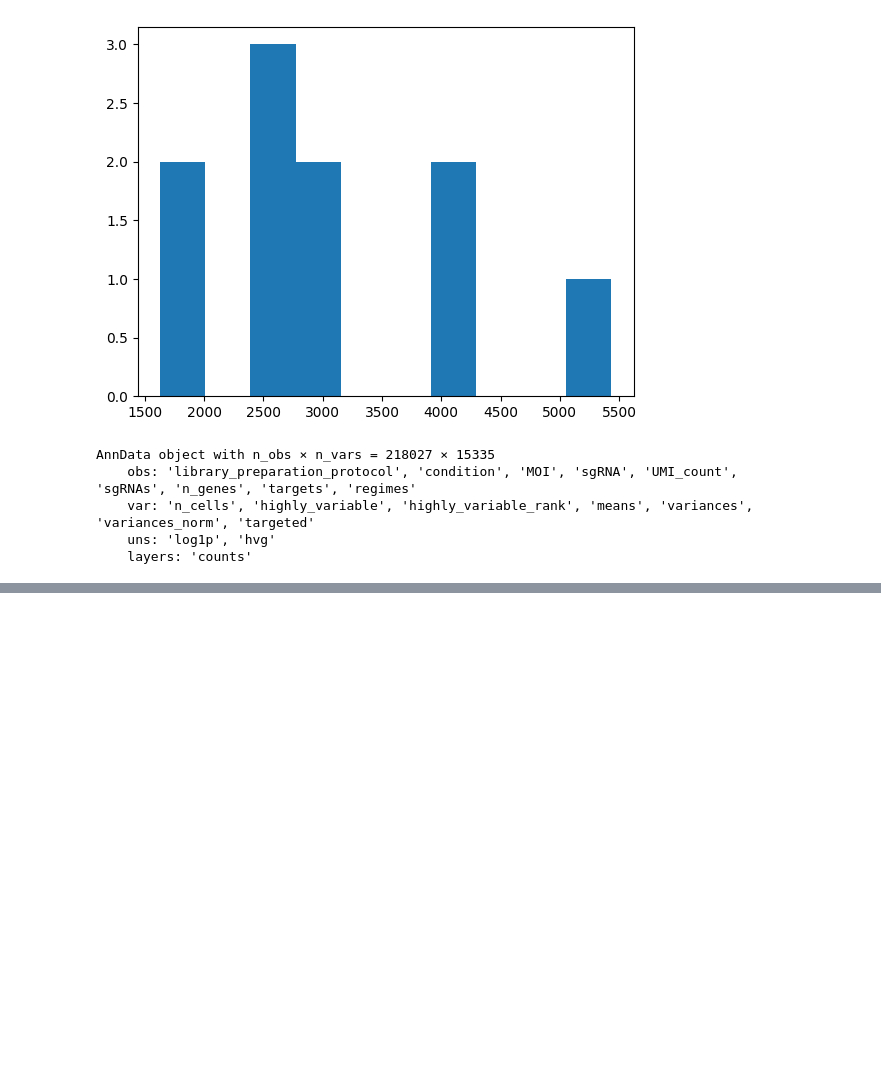
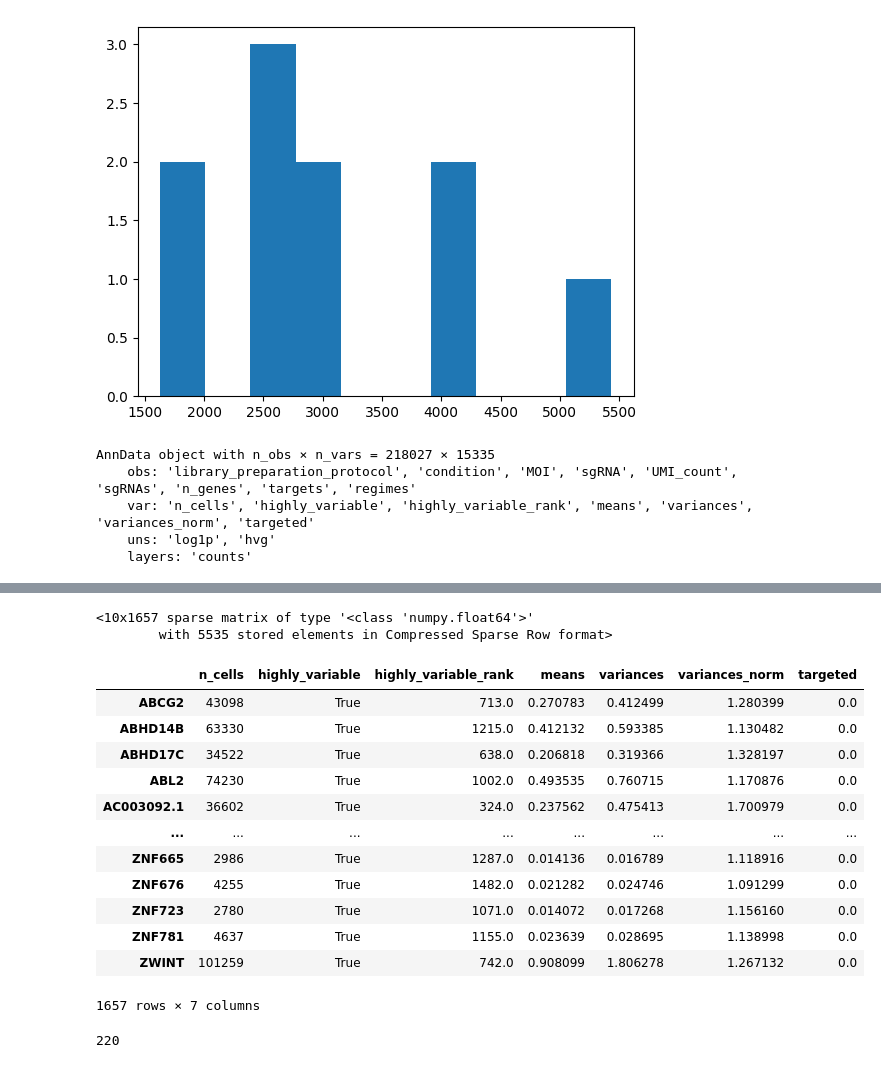
Before and after one commit to james-bowden/cgd, a Jupyter notebook: perturb-cite-seq/1-assignments-vs-variability.ipynb, the cells around one changed output, grey strips where cells are left out. Drawn from its saved outputs; the diff is of its cells as text; code cells hidden in the pictures; blank space fills up the shorter version.

```diff
--- a/perturb-cite-seq/1-assignments-vs-variability.ipynb
+++ b/perturb-cite-seq/1-assignments-vs-variability.ipynb
@@ -227,0 +237,26 @@ AnnData object with n_obs × n_vars = 218027 × 15335
+# %%
+adata.X
+# %% [output]
+<10x1657 sparse matrix of type '<class 'numpy.float64'>'
+        with 5535 stored elements in Compressed Sparse Row format>
+# %%
+adata.var
+# %% [output]
+|  | n_cells | highly_variable | highly_variable_rank | means | variances | variances_norm | targeted |
+| ABCG2 | 43098 | True | 713.0 | 0.270783 | 0.412499 | 1.280399 | 0.0 |
+| ABHD14B | 63330 | True | 1215.0 | 0.412132 | 0.593385 | 1.130482 | 0.0 |
+| ABHD17C | 34522 | True | 638.0 | 0.206818 | 0.319366 | 1.328197 | 0.0 |
+| ABL2 | 74230 | True | 1002.0 | 0.493535 | 0.760715 | 1.170876 | 0.0 |
+| AC003092.1 | 36602 | True | 324.0 | 0.237562 | 0.475413 | 1.700979 | 0.0 |
+| ... | ... | ... | ... | ... | ... | ... | ... |
+| ZNF665 | 2986 | True | 1287.0 | 0.014136 | 0.016789 | 1.118916 | 0.0 |
+| ZNF676 | 4255 | True | 1482.0 | 0.021282 | 0.024746 | 1.091299 | 0.0 |
+| ZNF723 | 2780 | True | 1071.0 | 0.014072 | 0.017268 | 1.156160 | 0.0 |
+| ZNF781 | 4637 | True | 1155.0 | 0.023639 | 0.028695 | 1.138998 | 0.0 |
+| ZWINT | 101259 | True | 742.0 | 0.908099 | 1.806278 | 1.267132 | 0.0 |
+1657 rows × 7 columns
+# %%
+(adata.var.targeted != 0).sum() # what's difference btwn targeted and sgRNAs?
+# Answer: they're named slightly different things, not 1 to 1. but targets are in adata.var (targeted==1). which I believe means they should be absent.
+# %% [output]
+220
```
Also changed, not shown: parts of 8 cells of this notebook, 5 other files.
